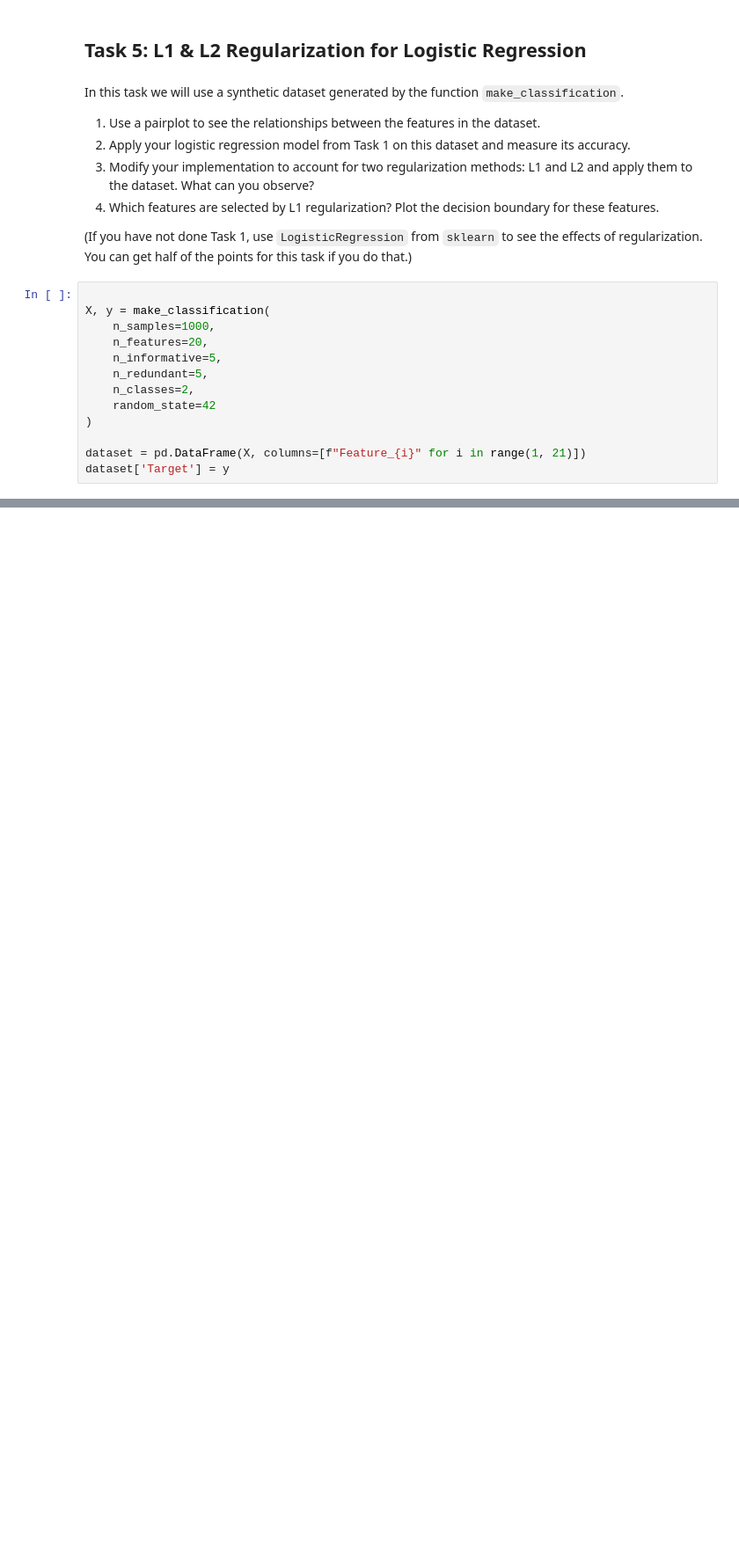
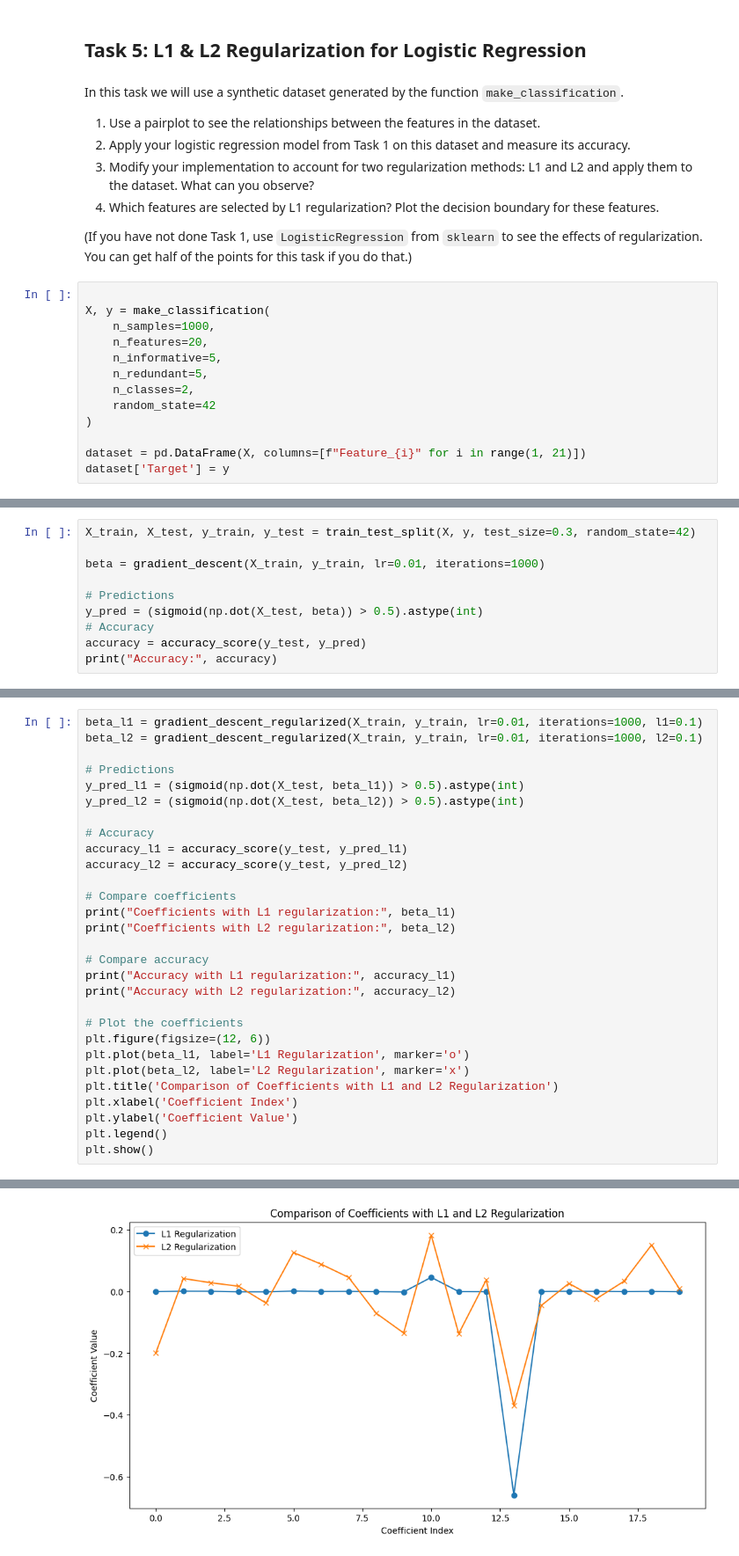
Before and after one commit to bepis0101/UWrCourses, a Jupyter notebook: Semestr5/ML/list3/Assignment3.ipynb, the cells around one changed output, grey strips where cells are left out. Shown at 88% size. Cells and saved outputs as stored; diff of their text form; blank space fills up the shorter version.

```diff
--- a/Semestr5/ML/list3/Assignment3.ipynb
+++ b/Semestr5/ML/list3/Assignment3.ipynb
@@ -351,0 +460,10 @@ dataset['Target'] = y
+# %%
+X_train, X_test, y_train, y_test = train_test_split(X, y, test_size=0.3, random_state=42)
+
+beta = gradient_descent(X_train, y_train, lr=0.01, iterations=1000)
+
+# Predictions
+y_pred = (sigmoid(np.dot(X_test, beta)) > 0.5).astype(int)
+# Accuracy
+accuracy = accuracy_score(y_test, y_pred)
+print("Accuracy:", accuracy)
@@ -351,0 +494,30 @@ dataset['Target'] = y
+# %%
+beta_l1 = gradient_descent_regularized(X_train, y_train, lr=0.01, iterations=1000, l1=0.1)
+beta_l2 = gradient_descent_regularized(X_train, y_train, lr=0.01, iterations=1000, l2=0.1)
+
+# Predictions
+y_pred_l1 = (sigmoid(np.dot(X_test, beta_l1)) > 0.5).astype(int)
+y_pred_l2 = (sigmoid(np.dot(X_test, beta_l2)) > 0.5).astype(int)
+
+# Accuracy
+accuracy_l1 = accuracy_score(y_test, y_pred_l1)
+accuracy_l2 = accuracy_score(y_test, y_pred_l2)
+
+# Compare coefficients
+print("Coefficients with L1 regularization:", beta_l1)
+print("Coefficients with L2 regularization:", beta_l2)
+
+# Compare accuracy
+print("Accuracy with L1 regularization:", accuracy_l1)
+print("Accuracy with L2 regularization:", accuracy_l2)
+
+# Plot the coefficients
+plt.figure(figsize=(12, 6))
+plt.plot(beta_l1, label='L1 Regularization', marker='o')
+plt.plot(beta_l2, label='L2 Regularization', marker='x')
+plt.title('Comparison of Coefficients with L1 and L2 Regularization')
+plt.xlabel('Coefficient Index')
+plt.ylabel('Coefficient Value')
+plt.legend()
+plt.show()
+# %% [output]
@@ -351,0 +535 @@ dataset['Target'] = y
+[figure, added]
```
Also changed, not shown: parts of 14 cells of this notebook, 9 other files.
